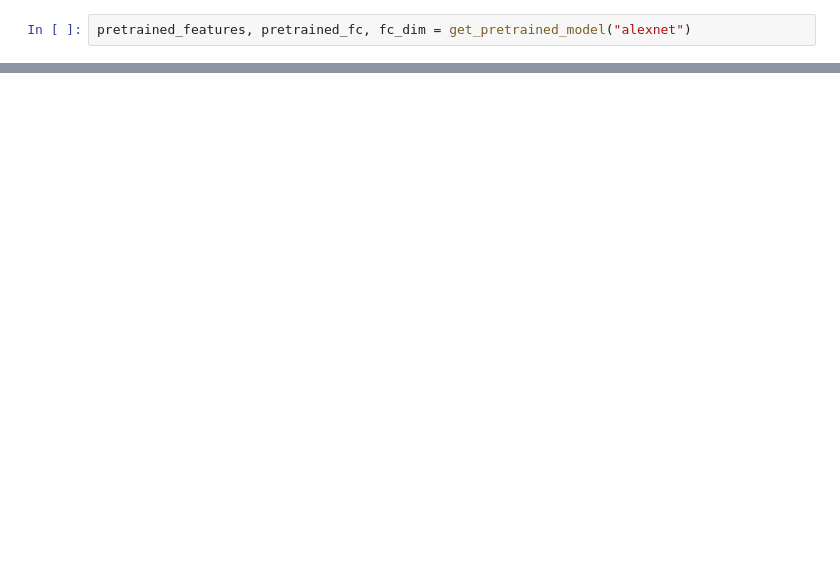
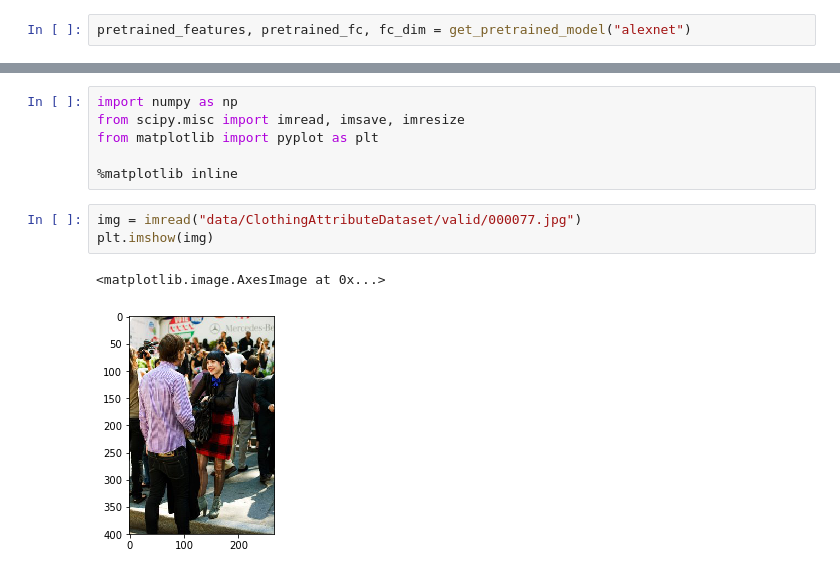
Before and after one commit to sampathweb/apparel-styles, a Jupyter notebook: ml_src/clothing-attributes-modular.ipynb, the cells around one changed output, grey strips where cells are left out. Drawn from its saved outputs; the diff is of its cells as text; blank space fills up the shorter version.

```diff
--- a/ml_src/clothing-attributes-modular.ipynb
+++ b/ml_src/clothing-attributes-modular.ipynb
@@ -179,0 +123,12 @@ drwxrwxr-x 7 paperspace paperspace      4096 Mar 30 09:35 ..
+# %%
+import numpy as np
+from scipy.misc import imread, imsave, imresize
+from matplotlib import pyplot as plt
+
+%matplotlib inline
+# %%
+img = imread("data/ClothingAttributeDataset/valid/000077.jpg")
+plt.imshow(img)
+# %% [output]
+<matplotlib.image.AxesImage at 0x...>
+[figure, added]
```
Also changed, not shown: parts of 38 cells of this notebook, 3 other files.
